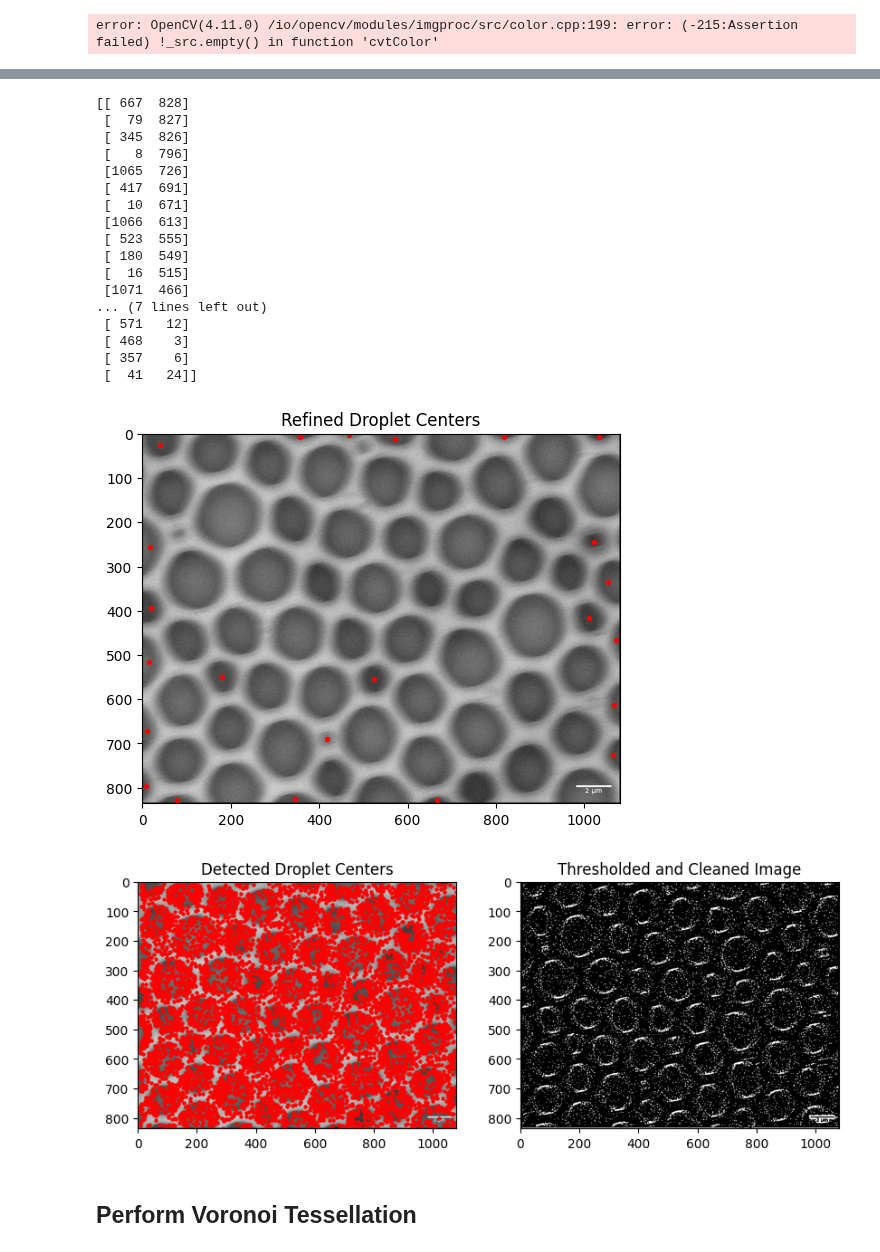
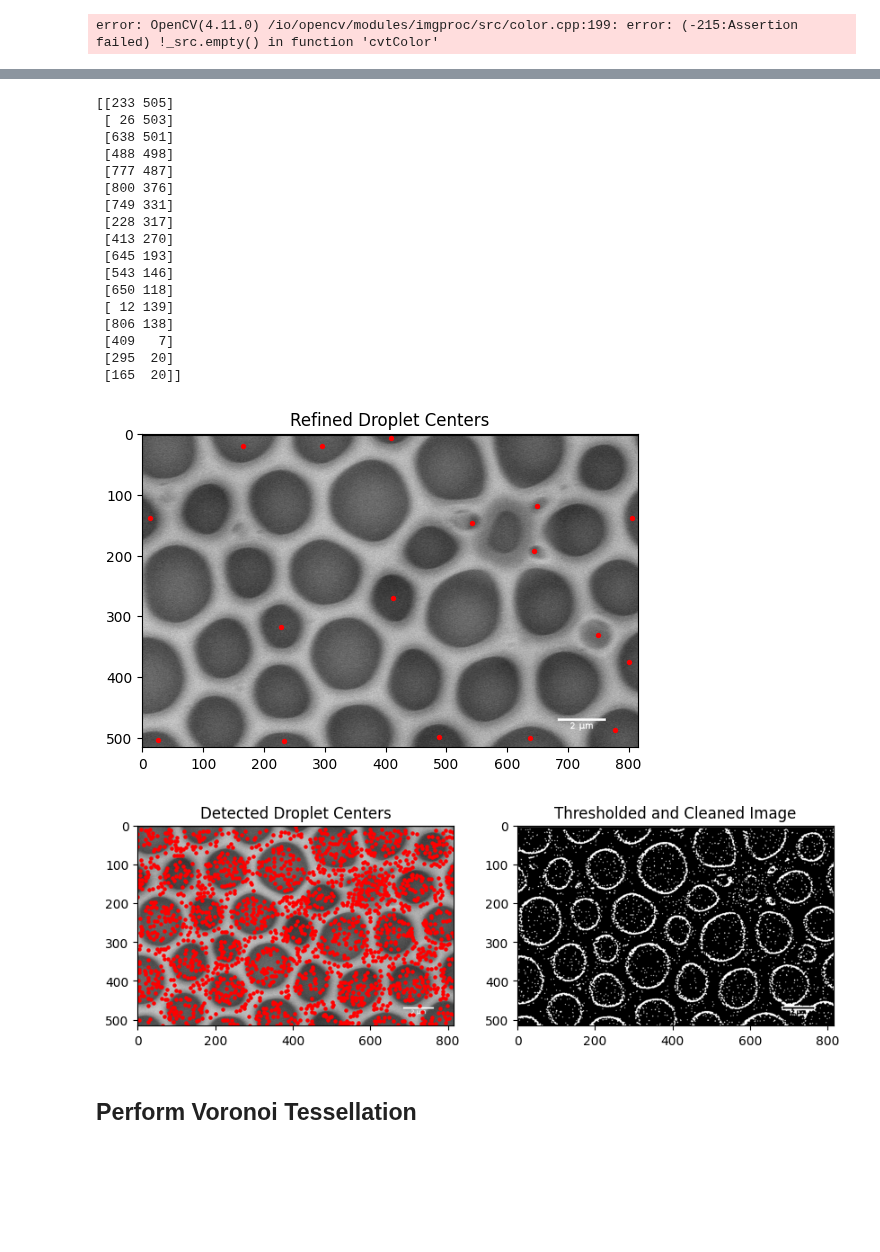
Before and after one commit to lemontang3/Python_Physics, a Jupyter notebook: Voronoi_Analysis.ipynb, the cells around one changed output, grey strips where cells are left out. Saved outputs shown, nothing was run; the diff lists cells and outputs as text; code cells hidden in the pictures; blank space fills up the shorter version.

```diff
--- a/Voronoi_Analysis.ipynb
+++ b/Voronoi_Analysis.ipynb
@@ -106,7 +106,7 @@ from skimage.measure import label, regionprops
 import matplotlib.pyplot as plt
 
 # Load SEM Image in Grayscale
-image = cv2.imread('sample2B.jpg', cv2.IMREAD_GRAYSCALE)
+image = cv2.imread('sample4A.jpg', cv2.IMREAD_GRAYSCALE)
 
 # Step 1: Apply Contrast Enhancement (Histogram Equalization)
 equalized_image = cv2.equalizeHist(image)
@@ -136,9 +136,6 @@ for contour in contours:
 # Convert centroids to a numpy array for easier plotting
 centroids = np.array(centroids)
 # centroids = np.delete(centroids,[2])
-centroids = np.array([[982, 834], [239, 833], [664, 830], [75, 829], [341, 827], [534, 808], [4, 799], [757, 802],
-[993, 794], [322, 750], [192, 780], [431, 779], [547, 714], [870, 757], [1069, 724], [84, 739],
-[643, 743], [549, 669], [326, 705], [5, 676], [980, 678], [499, 672], [197, 666],[758, 671], [1071, 609], [86, 600], [625, 599], [876, 595], [410, 584], [522, 555], [281, 572], [179, 549], [994, 532], [887, 490], [926, 466], [4, 519], [346, 489], [725, 492], [1075, 465], [98, 467], [473, 464], [599, 464], [215, 447], [353, 421], [1010, 416], [878, 398],  [15, 394], [754, 374],  [649, 352], [520, 348], [406, 337], [1058, 333], [964, 314], [105, 321], [280, 319], [1, 243], [858, 286],[1021, 242], [594, 236], [732, 245], [459, 227], [237, 153], [1077, 148], [924, 191],[338, 194], [1035, 168], [1006, 100], [670, 130], [62, 134], [1060, 86], [551, 106], [804, 113],[1045, 70], [409, 76], [284, 66], [1078, 0], [1033, 6], [925, 46], [820, 4], [692, 30], [572, 10],[461, 0], [159, 41], [42, 22]])
 print(centroids)
 # centroids = np.all(np.isin(centroids,rows_to_remove),axis=1)
 # centroids = centroids[~centroids]
@@ -173,7 +170,7 @@ import numpy as np
 import matplotlib.pyplot as plt
 
 # Load SEM Image in Grayscale
-image = cv2.imread('sample2B.jpg', cv2.IMREAD_GRAYSCALE)
+image = cv2.imread('sample4A.jpg', cv2.IMREAD_GRAYSCALE)
 
 # Step 1: Apply Gaussian Blur to reduce noise
 blurred = cv2.GaussianBlur(image, (5, 5), 0)
@@ -212,31 +209,31 @@ plt.scatter(centroids[:, 0], centroids[:, 1], c='red', s=8)
 plt.title('Refined Droplet Centers')
 plt.show()
 # %% [output]
-[[ 667  828]
- [  79  827]
- [ 345  826]
- [   8  796]
- [1065  726]
- [ 417  691]
- [  10  671]
- [1066  613]
- [ 523  555]
- [ 180  549]
- [  16  515]
- [1071  466]
-... (7 lines left out)
- [ 571   12]
- [ 468    3]
- [ 357    6]
- [  41   24]]
+[[233 505]
+ [ 26 503]
+ [638 501]
+ [488 498]
+ [777 487]
+ [800 376]
+ [749 331]
+ [228 317]
+ [413 270]
+ [645 193]
+ [543 146]
+ [650 118]
+ [ 12 139]
+ [806 138]
+ [409   7]
+ [295  20]
+ [165  20]]
-[figure, old version]
+[figure, new version]
 # %%
 import cv2
 import numpy as np
 import matplotlib.pyplot as plt
 
 # Load SEM Image in Grayscale
-image = cv2.imread('sample2B.jpg', cv2.IMREAD_GRAYSCALE)
+image = cv2.imread('sample4A.jpg', cv2.IMREAD_GRAYSCALE)
 if image is None:
     raise ValueError("Image not found. Check the file path.")
 
@@ -260,34 +257,34 @@ contours, _ = cv2.findContours(cleaned_image, cv2.RETR_EXTERNAL, cv2.CHAIN_APPRO
 
 # Step 5: Identify Droplet Centroids using Contour Moments
 centroids = []
 for contour in contours:
     # Calculate the centroid of each contour using moments
     M = cv2.moments(contour)
     if M["m00"] != 0:  # Prevent division by zero
         cx = int(M["m10"] / M["m00"])
         cy = int(M["m01"] / M["m00"])
         centroids.append([cx, cy])
 
 # Convert centroids to a numpy array for easier plotting
 centroids = np.array(centroids)
 
 # Step 6: Plot Results
 plt.figure(figsize=(10, 5))
 
 # Original Image with Detected Centroids
 plt.subplot(1, 2, 1)
 plt.imshow(image, cmap='gray')
 plt.scatter(centroids[:, 0], centroids[:, 1], c='red', s=5)
 plt.title('Detected Droplet Centers')
 
 # Thresholded Image for Debugging
 plt.subplot(1, 2, 2)
 plt.imshow(cleaned_image, cmap='gray')
 plt.title('Thresholded and Cleaned Image')
 
 plt.show()
 # %% [output]
-[figure, old version]
+[figure, new version]
 # %% [markdown]
 ## Perform Voronoi Tessellation
 # %%
```
Also changed, not shown: parts of 4 cells of this notebook, 2 other files.
